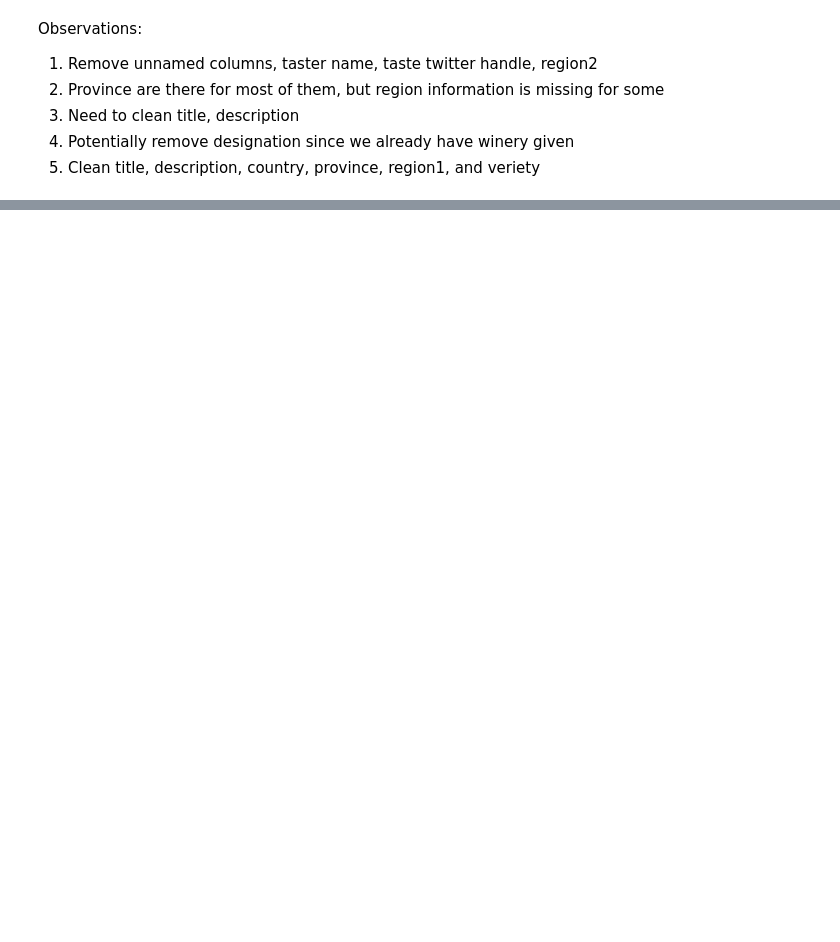
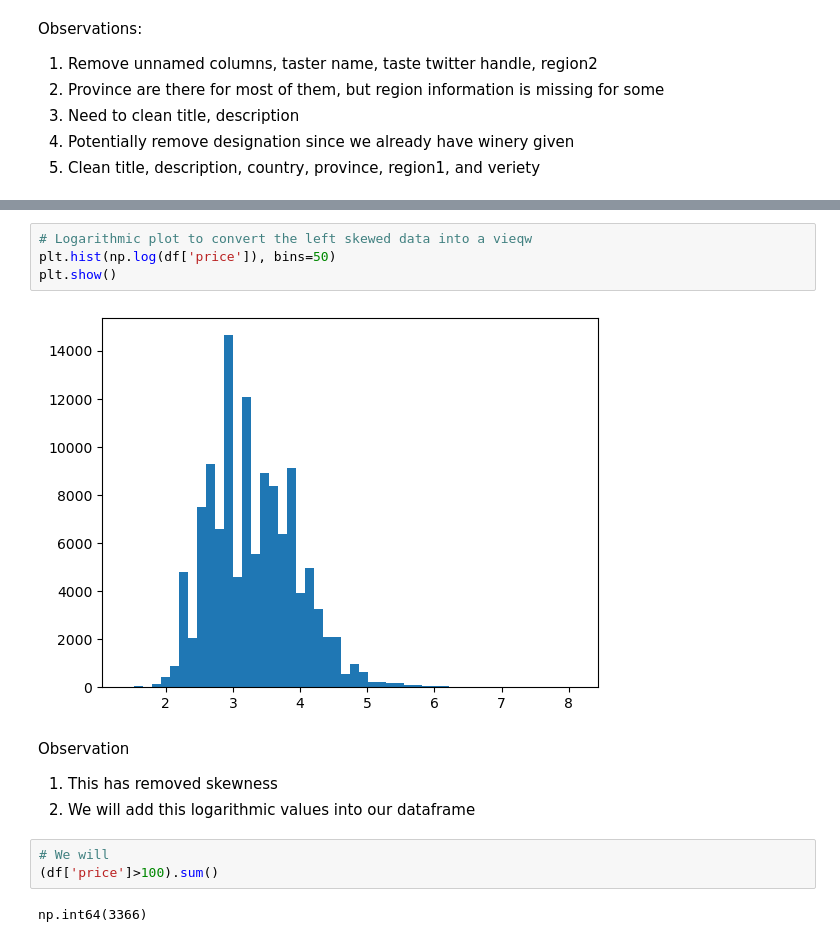
Before and after one commit to eulphean/Wine-Recommendation-App, a Jupyter notebook: notebooks/myfirstnotebook.ipynb, the cells around one changed output, grey strips where cells are left out. Cells and saved outputs as stored; diff of their text form; blank space fills up the shorter version.

Commit message:
Data Preprocessing + EDA: continued

```diff
--- a/notebooks/myfirstnotebook.ipynb
+++ b/notebooks/myfirstnotebook.ipynb
@@ -75,0 +140,15 @@ df
+# %%
+# Logarithmic plot to convert the left skewed data into a vieqw
+plt.hist(np.log(df['price']), bins=50)
+plt.show()
+# %% [output]
+[figure, added]
+# %% [markdown]
+Observation
+1. This has removed skewness
+2. We will add this logarithmic values into our dataframe
+# %%
+# We will
+(df['price']>100).sum()
+# %% [output]
+np.int64(3366)
```
Also changed, not shown: parts of 9 cells of this notebook, 1 other file.
